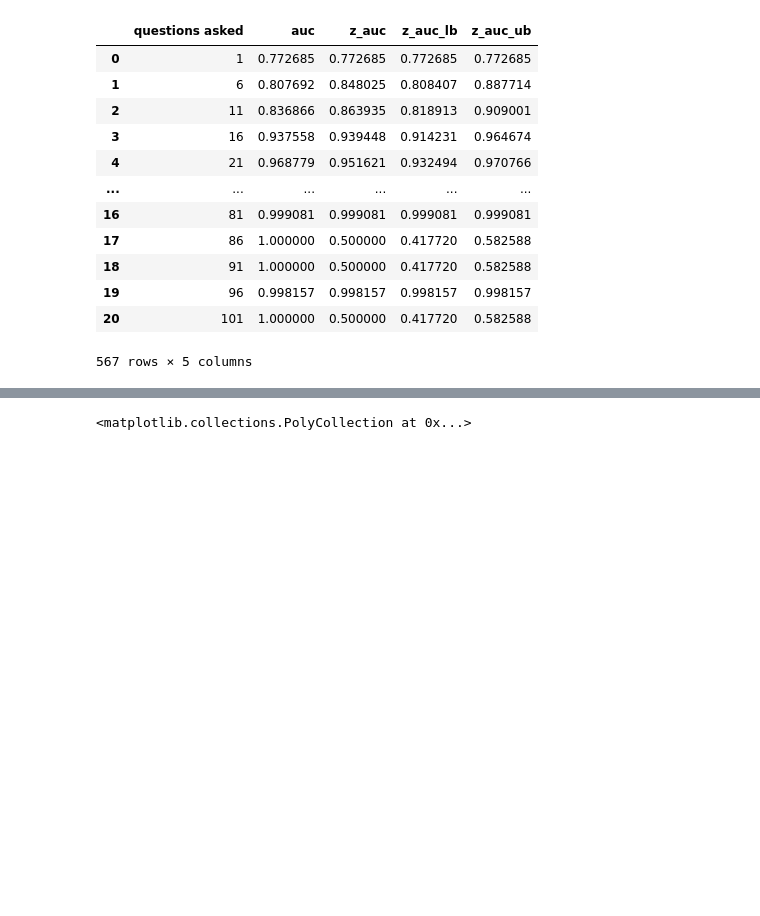
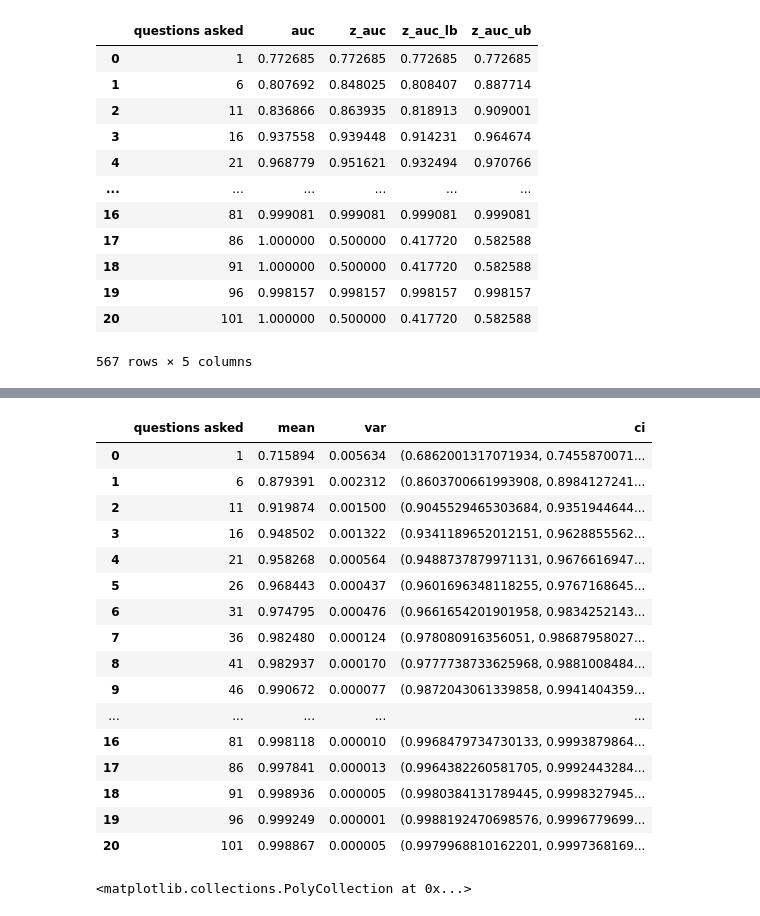
Before and after one commit to zeroknowledgediscovery/truthnet, a Jupyter notebook: notebooks/data/classification/ptsd/rf_res.ipynb, the cells around one changed output, grey strips where cells are left out. Drawn from its saved outputs; the diff is of its cells as text; code cells hidden in the pictures; blank space fills up the shorter version.

Commit message:
adding random response auc results

```diff
--- a/notebooks/data/classification/ptsd/rf_res.ipynb
+++ b/notebooks/data/classification/ptsd/rf_res.ipynb
@@ -88,0 +107,35 @@ rf_auc_ci_var.assign(
+# %%
+rf = pd.concat(
+    [pd.read_csv(df) for df in glob.glob("rf_auc_res/auc_df_rf__random*.csv")]
+)
+
+conf = 0.95
+
+rf_auc_ci_var = rf.groupby(["questions asked"], as_index=False).agg(
+    mean=pd.NamedAgg(column="auc", aggfunc="mean"),
+    var=pd.NamedAgg(column="auc", aggfunc="var"),
+    ci=pd.NamedAgg(
+        column="auc",
+        aggfunc=lambda x: sms.DescrStatsW(x).tconfint_mean(alpha=1 - conf),
+    ),
+)
+
+rf_auc_ci_var
+# %% [output]
+|  | questions asked | mean | var | ci |
+| 0 | 1 | 0.715894 | 0.005634 | (0.6862001317071934, 0.7455870071... |
+| 1 | 6 | 0.879391 | 0.002312 | (0.8603700661993908, 0.8984127241... |
+| 2 | 11 | 0.919874 | 0.001500 | (0.9045529465303684, 0.9351944644... |
+| 3 | 16 | 0.948502 | 0.001322 | (0.9341189652012151, 0.9628855562... |
+| 4 | 21 | 0.958268 | 0.000564 | (0.9488737879971131, 0.9676616947... |
+| 5 | 26 | 0.968443 | 0.000437 | (0.9601696348118255, 0.9767168645... |
+| 6 | 31 | 0.974795 | 0.000476 | (0.9661654201901958, 0.9834252143... |
+| 7 | 36 | 0.982480 | 0.000124 | (0.978080916356051, 0.98687958027... |
+| 8 | 41 | 0.982937 | 0.000170 | (0.9777738733625968, 0.9881008484... |
+| 9 | 46 | 0.990672 | 0.000077 | (0.9872043061339858, 0.9941404359... |
+| ... | ... | ... | ... | ... |
+| 16 | 81 | 0.998118 | 0.000010 | (0.9968479734730133, 0.9993879864... |
+| 17 | 86 | 0.997841 | 0.000013 | (0.9964382260581705, 0.9992443284... |
+| 18 | 91 | 0.998936 | 0.000005 | (0.9980384131789445, 0.9998327945... |
+| 19 | 96 | 0.999249 | 0.000001 | (0.9988192470698576, 0.9996779699... |
+| 20 | 101 | 0.998867 | 0.000005 | (0.9979968810162201, 0.9997368169... |
```
Also changed, not shown: parts of 3 cells of this notebook, 57 other files.
